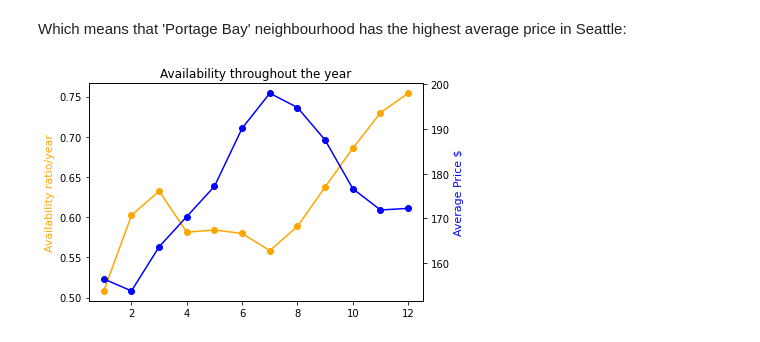
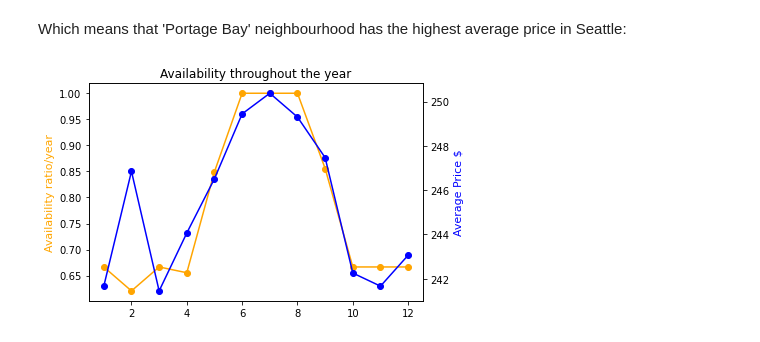
Before and after one commit to Ajax243/Airbnb_Seattle, a Jupyter notebook: calender_nb.ipynb, the cells around one changed output. Saved outputs shown, nothing was run; the diff lists cells and outputs as text; code cells hidden in the pictures.

```diff
--- a/calender_nb.ipynb
+++ b/calender_nb.ipynb
@@ -91,8 +96,9 @@ df['day']=df['date'].dt.day
 Changing the price to float to be able to compute it:
 # %%
 def numeric_converter(df):
-"""" Input : a dataframe or a column of strings
-     Output: the dataframe or the column as a number without any other strings next to it"""
+        """"
+        Input : a dataframe or a column of strings
+        Output: the dataframe or the column as a number without any other strings next to it"""
 
         df=df.str.strip('% $ ,')
         df=df.str.replace(',', '')
@@ -306,6 +312,6 @@ df3[df3['neighbourhood']=='Portage Bay']['listing_id'].nunique()
 # %% [markdown]
 Which means that 'Portage Bay' neighbourhood has the highest average price in Seattle:
 # %%
-plott('neighbourhood_group_cleansed','Queen Anne')
+plott('neighbourhood','Industrial District')
 # %% [output]
-[figure, old version]
+[figure, new version]
```
Also changed, not shown: parts of 3 cells of this notebook.
